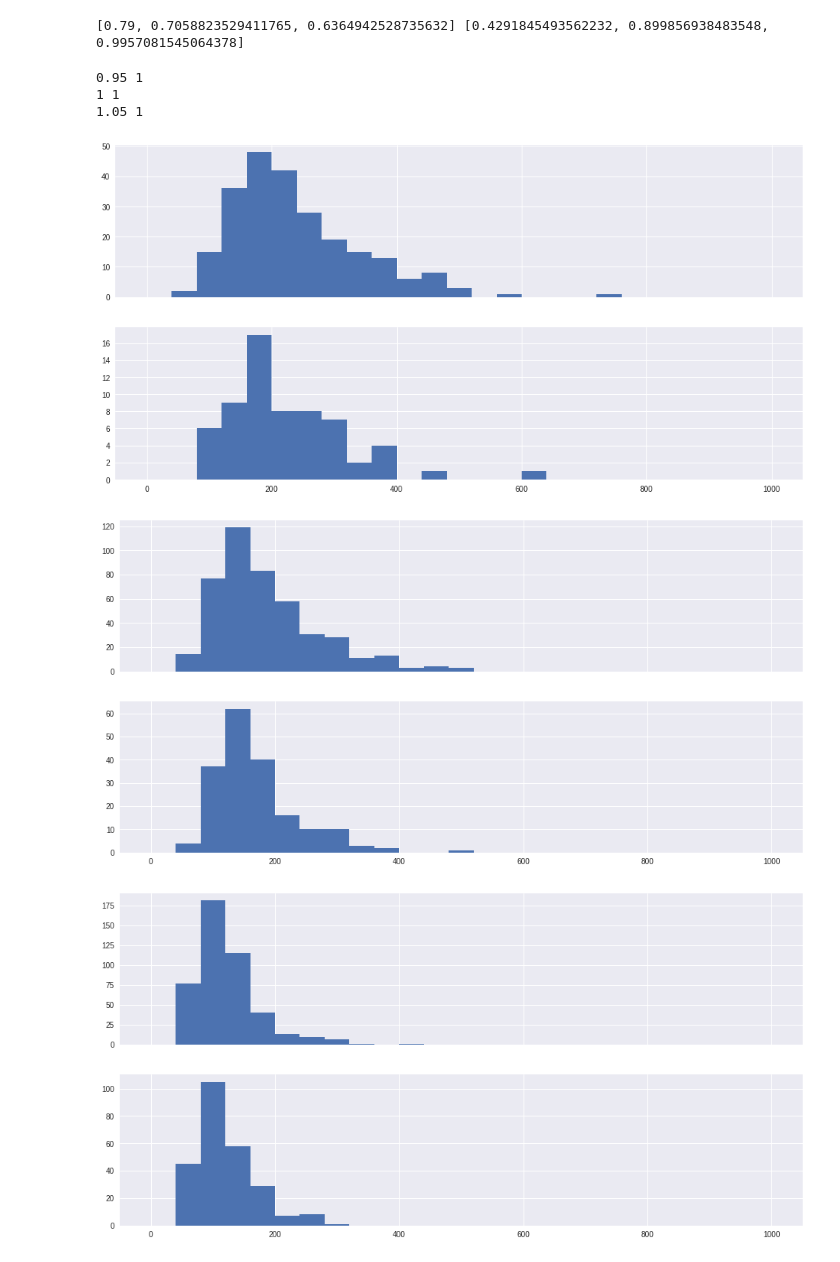
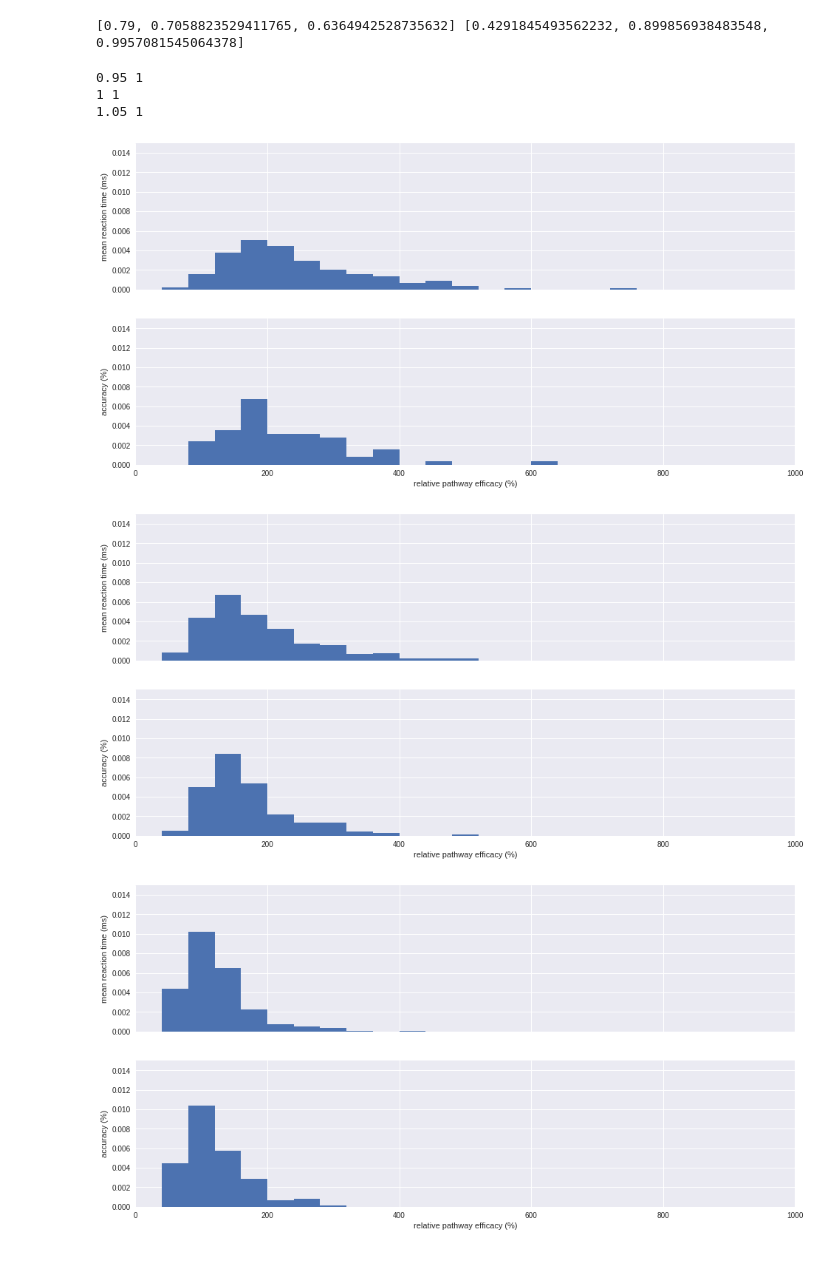
Before and after one commit to CoAxLab/CBGT, a Jupyter notebook: netinv.ipynb, the cells around one changed output. Cells and saved outputs as stored; diff of their text form; code cells hidden in the pictures.

```diff
--- a/netinv.ipynb
+++ b/netinv.ipynb
@@ -53,7 +53,7 @@ ax.legend(loc='upper center', bbox_to_anchor=(1.25, 1),
 [figure]
 # %%
 f, (ax1, ax2) = plt.subplots(2, 3, figsize=(16,8), sharex=True)
-result = results[0][0]
+result = results[1][6]
 for i in range(0,result['dims']['choices']):
     result['popfreqs'].plot(x='Time (ms)', y='LIP_'+str(i)+'_0', ax=ax1[0])
     result['popfreqs'].plot(x='Time (ms)', y='GPe_'+str(i)+'_0', ax=ax1[1])
@@ -62,9 +62,18 @@ for i in range(0,result['dims']['choices']):
     result['popfreqs'].plot(x='Time (ms)', y='STNE_'+str(i)+'_0', ax=ax2[1])
     result['popfreqs'].plot(x='Time (ms)', y='Th_'+str(i)+'_0', ax=ax2[2])
 
+ax1[0].legend(['Cx L', 'Cx R'], fontsize=11)
+ax1[1].legend(['GPe L', 'GPe R'], fontsize=11)
+ax1[2].legend(['GPi L', 'GPi R'], fontsize=11)
+ax2[0].legend(['STR D1 L', 'STR D1 R'], fontsize=11)
+ax2[1].legend(['STN L', 'STN R'], fontsize=11)
+ax2[2].legend(['Th L', 'Th R'], fontsize=11)
+
 for ax, axx in zip(ax1, ax2):
-    ax.set_xlim(300, ax.get_xlim()[-1])
-    axx.set_xlim(300, ax.get_xlim()[-1])
+    ax.set_xlim(300, 500)
+    axx.set_xlim(300, 500)
+ax1[0].set_ylabel('spikes per second')
+ax2[0].set_ylabel('spikes per second')
 
-# plt.savefig('/home/mclapp/firing_rates.png')
+plt.savefig('/home/mclapp/firing_ratesA.png')
 # %% [output]
@@ -83,18 +96,22 @@ for sn in range(3):
 # %%
 rightreact = []
 wrongreact = []
+allreact = []
 accuracy = []
 completed = []
 for sn in range(3):
     rightreact.append([])
     wrongreact.append([])
+    allreact.append([])
     for decision in decisions[sn]:
         if decision['pathvals'] is None:
             continue
         elif decision['pathvals'] == [0]:
             rightreact[sn].append(decision['delay'])
+            allreact[sn].append(decision['delay'])
         else:
             wrongreact[sn].append(decision['delay'])
+            allreact[sn].append(decision['delay'])
     completed.append((len(rightreact[sn])+len(wrongreact[sn]))/len(decisions[sn]))
     if len(rightreact[sn])+len(wrongreact[sn]) > 0:
         accuracy.append(len(rightreact[sn])/(len(rightreact[sn])+len(wrongreact[sn])))
@@ -125,14 +142,19 @@ print(accuracy,completed)
 # %%
 for sn in range(3):
     print(results[sn][0]['direct'], results[sn][0]['indirect'])
     f, (ax1, ax2) = plt.subplots(2, 1, figsize=(16,8), sharex=True)
-    pd.Series(rightreact[sn]).hist(bins=25, range=[0,1000], ax=ax1)
-    pd.Series(wrongreact[sn]).hist(bins=25, range=[0,1000], ax=ax2)
-    plt.savefig('/home/mclapp/RTs_direct'+str(results[sn][0]['direct']*100)+'%_indirect'+str(results[sn][0]['indirect']*100)+'%.png')
+    pd.Series(rightreact[sn]).hist(bins=25, range=[0,1000], ax=ax1, normed=True)
+    pd.Series(wrongreact[sn]).hist(bins=25, range=[0,1000], ax=ax2, normed=True)
+    plt.xlabel('relative pathway efficacy (%)')
+    ax1.set_ylabel('mean reaction time (ms)')
+    ax2.set_ylabel('accuracy (%)')
+    ax1.axis([0,1000,0,.015])
+    ax2.axis([0,1000,0,.015])
+    #plt.savefig('/home/mclapp/RTs_direct'+str(results[sn][0]['direct']*100)+'%_indirect'+str(results[sn][0]['indirect']*100)+'%.png')
 # %% [output]
 0.95 1
 1 1
 1.05 1
-[figure, old version]
+[figure, new version]
-[figure, old version]
+[figure, new version]
-[figure, old version]
+[figure, new version]
```
Also changed, not shown: parts of 12 cells of this notebook, 4 other files.
